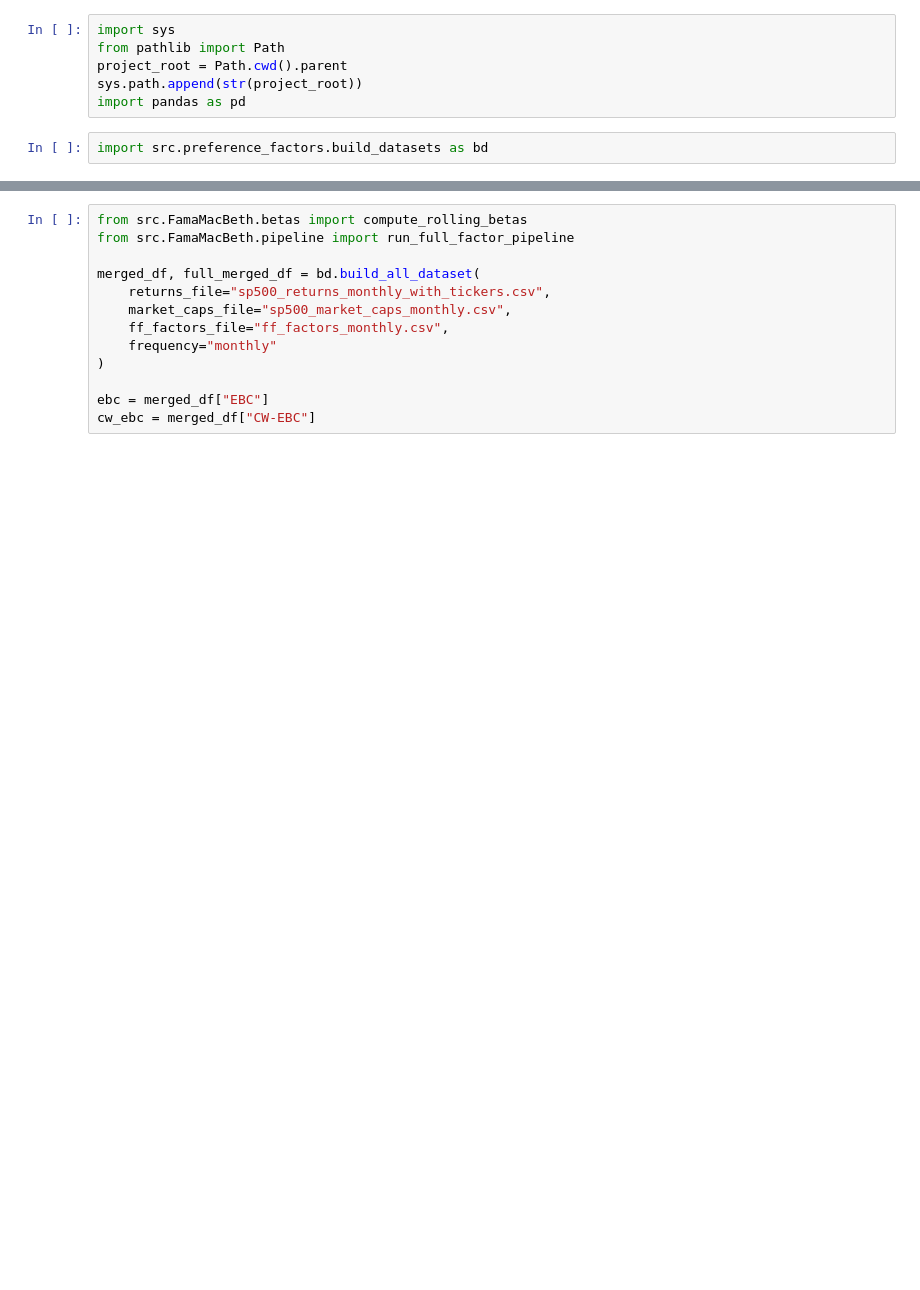
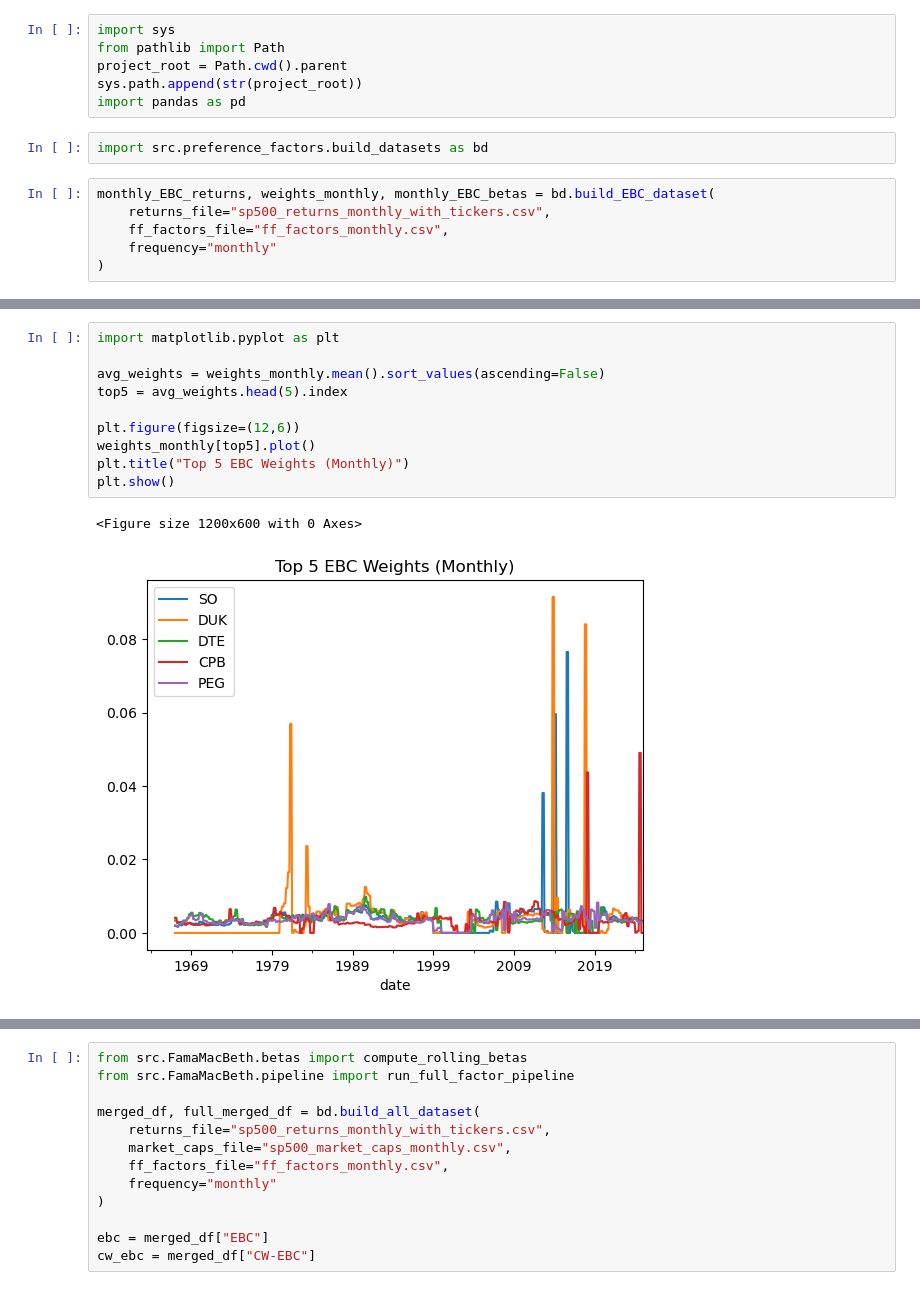
Before and after one commit to eviprous/Invesco_Research_Project, a Jupyter notebook: notebooks/EBC_Quantiles_monthly.ipynb, the cells around one changed output, grey strips where cells are left out. Drawn from its saved outputs; the diff is of its cells as text; blank space fills up the shorter version.

```diff
--- a/notebooks/EBC_Quantiles_monthly.ipynb
+++ b/notebooks/EBC_Quantiles_monthly.ipynb
@@ -6,3 +6,9 @@ sys.path.append(str(project_root))
 import pandas as pd
 # %%
 import src.preference_factors.build_datasets as bd
+# %%
+monthly_EBC_returns, weights_monthly, monthly_EBC_betas = bd.build_EBC_dataset(
+    returns_file="sp500_returns_monthly_with_tickers.csv",
+    ff_factors_file="ff_factors_monthly.csv",
+    frequency="monthly"
+)
@@ -8,0 +48,13 @@ import src.preference_factors.build_datasets as bd
+# %%
+import matplotlib.pyplot as plt
+
+avg_weights = weights_monthly.mean().sort_values(ascending=False)
+top5 = avg_weights.head(5).index
+
+plt.figure(figsize=(12,6))
+weights_monthly[top5].plot()
+plt.title("Top 5 EBC Weights (Monthly)")
+plt.show()
+# %% [output]
+<Figure size 1200x600 with 0 Axes>
+[figure, added]
```
Also changed, not shown: parts of 28 cells of this notebook, 9 other files.
